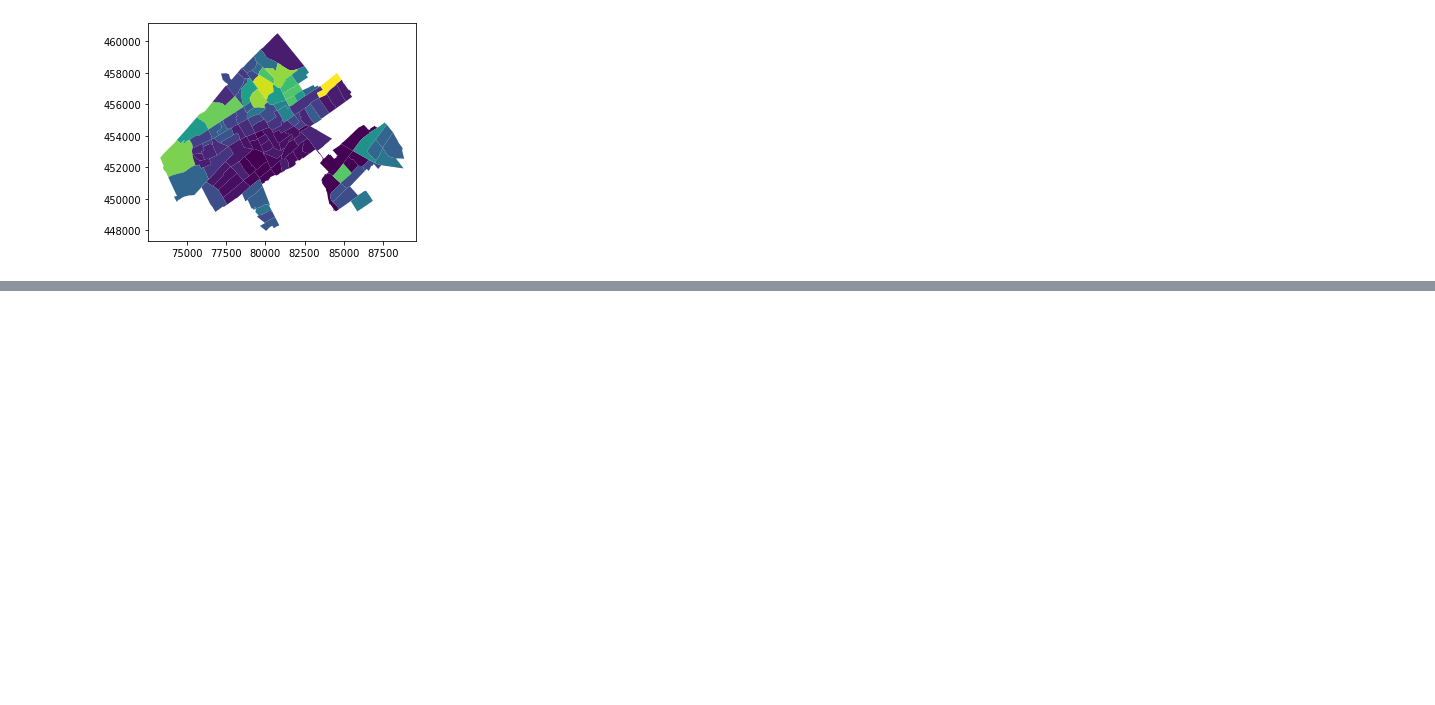
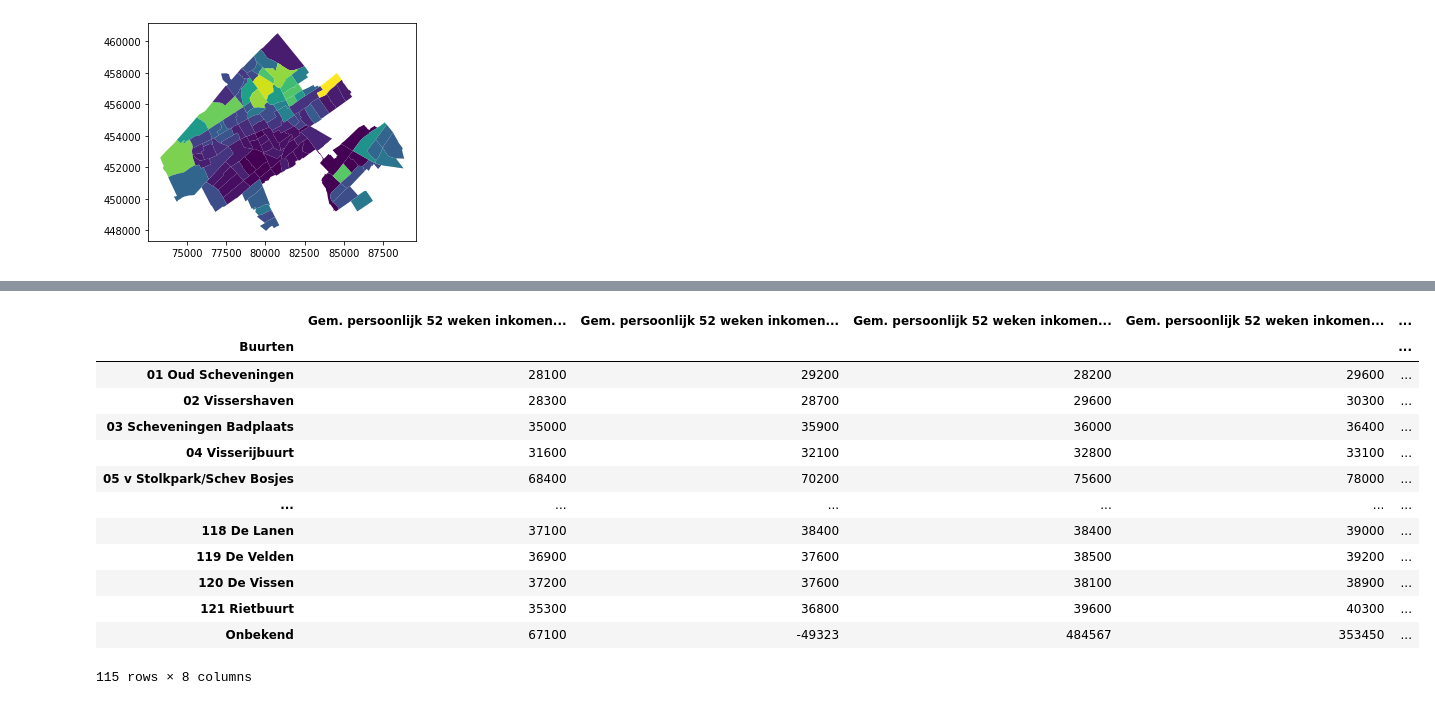
Before and after one commit to J-h-V/OpenDataDenHaag, a Jupyter notebook: GISMap.ipynb, the cells around one changed output, grey strips where cells are left out. Drawn from its saved outputs; the diff is of its cells as text; code cells hidden in the pictures; blank space fills up the shorter version.

```diff
--- a/GISMap.ipynb
+++ b/GISMap.ipynb
@@ -61,0 +82,18 @@ dh_plot_locations.plot(column="ttprs")
+# %%
+income = pd.read_csv('data/inkomen.csv',sep=";").set_index("Buurten")
+income
+# %% [output]
+|  | Gem. persoonlijk 52 weken inkomen... | Gem. persoonlijk 52 weken inkomen... | Gem. persoonlijk 52 weken inkomen... | Gem. persoonlijk 52 weken inkomen... | ... |
+| Buurten |  |  |  |  | ... |
+| 01 Oud Scheveningen | 28100 | 29200 | 28200 | 29600 | ... |
+| 02 Vissershaven | 28300 | 28700 | 29600 | 30300 | ... |
+| 03 Scheveningen Badplaats | 35000 | 35900 | 36000 | 36400 | ... |
+| 04 Visserijbuurt | 31600 | 32100 | 32800 | 33100 | ... |
+| 05 v Stolkpark/Schev Bosjes | 68400 | 70200 | 75600 | 78000 | ... |
+| ... | ... | ... | ... | ... | ... |
+| 118 De Lanen | 37100 | 38400 | 38400 | 39000 | ... |
+| 119 De Velden | 36900 | 37600 | 38500 | 39200 | ... |
+| 120 De Vissen | 37200 | 37600 | 38100 | 38900 | ... |
+| 121 Rietbuurt | 35300 | 36800 | 39600 | 40300 | ... |
+| Onbekend | 67100 | -49323 | 484567 | 353450 | ... |
+115 rows × 8 columns
```
Also changed, not shown: parts of 9 cells of this notebook, 4 other files.
